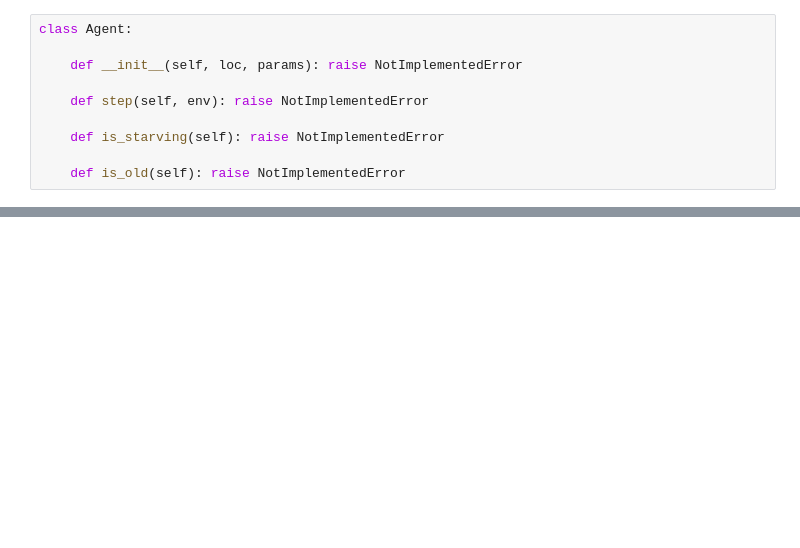
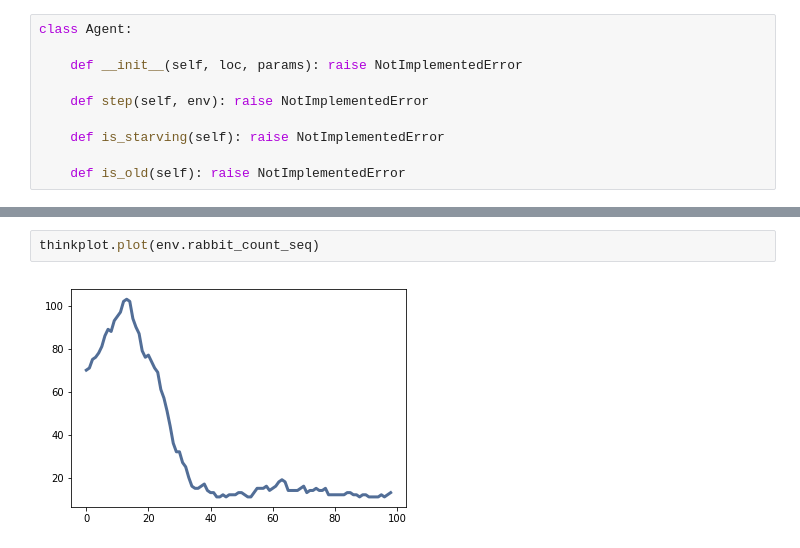
Before and after one commit to IanJaroszek/ComplexProject, a Jupyter notebook: Final_Project.ipynb, the cells around one changed output, grey strips where cells are left out. Drawn from its saved outputs; the diff is of its cells as text; blank space fills up the shorter version.

```diff
--- a/Final_Project.ipynb
+++ b/Final_Project.ipynb
@@ -385,0 +379,4 @@ anim
+# %%
+thinkplot.plot(env.rabbit_count_seq)
+# %% [output]
+[figure, added]
```
Also changed, not shown: parts of 13 cells of this notebook.
